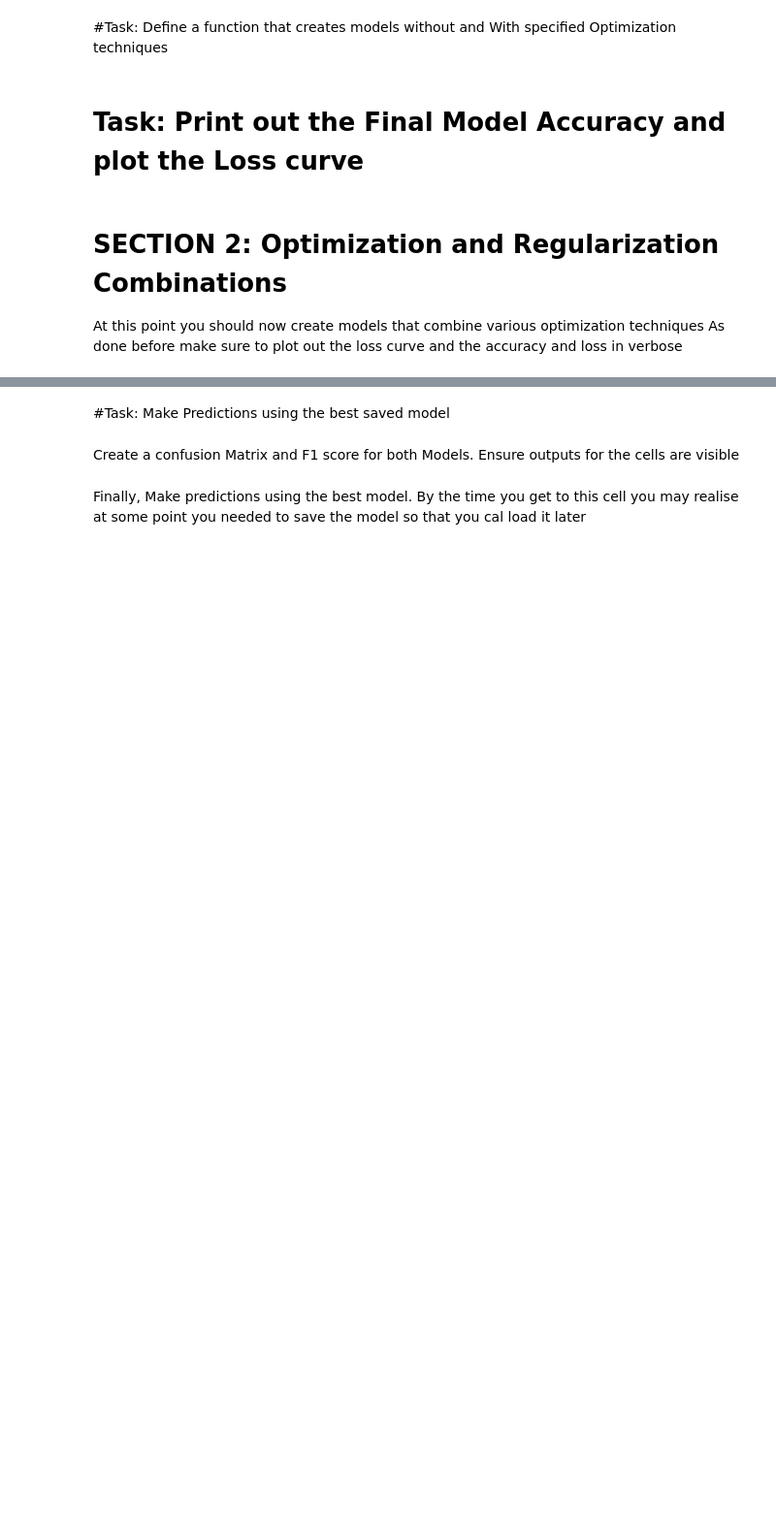
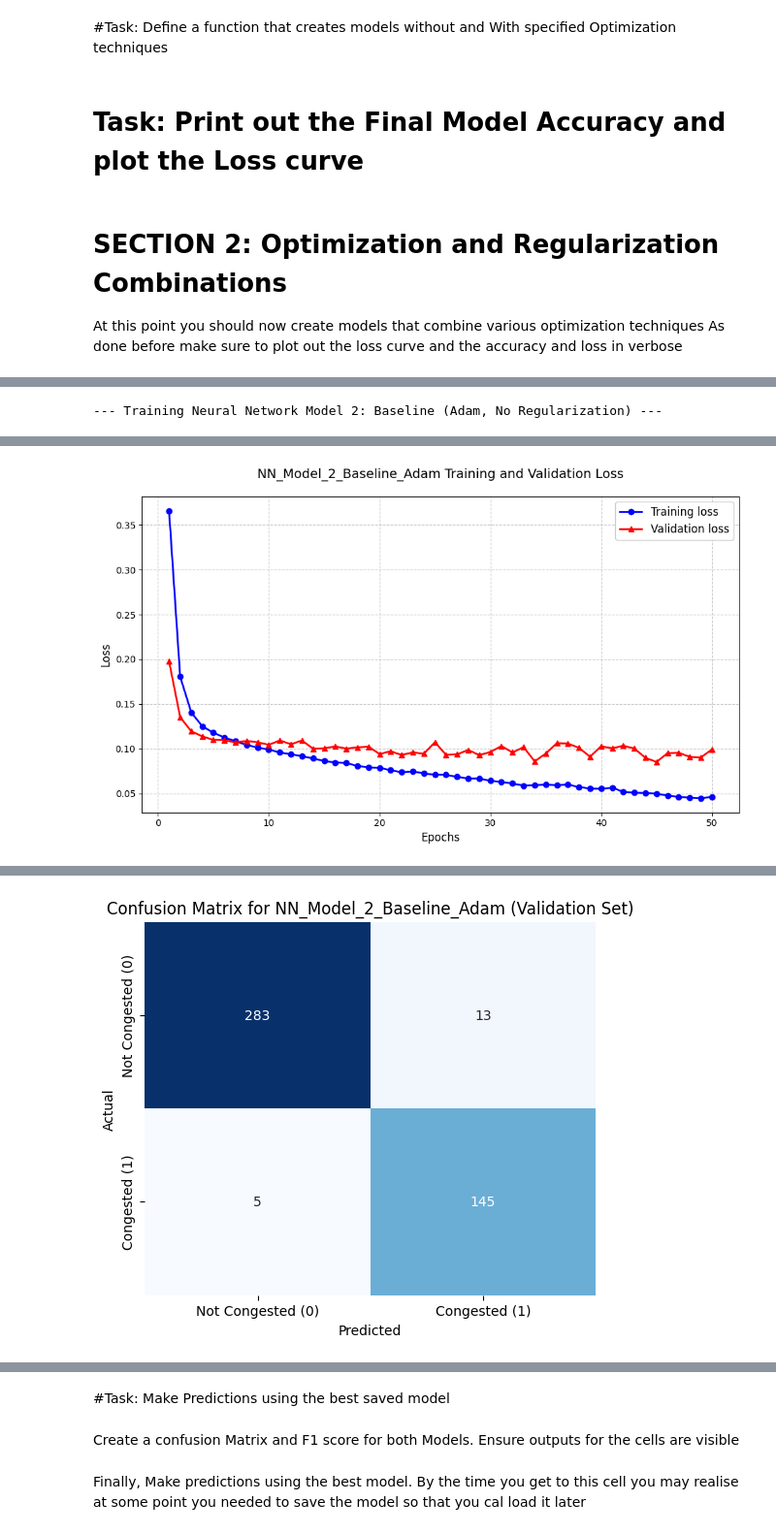
Before and after one commit to Gakwaya011/Kigali_Traffic_Congestion_Prediction, a Jupyter notebook: Summative_Intro_to_ml_[name_number]_assignment.ipynb, the cells around one changed output, grey strips where cells are left out. Shown: that part at 97% size. Saved outputs shown, nothing was run; the diff lists cells and outputs as text; code cells hidden in the pictures; blank space fills up the shorter version.

```diff
--- a/Summative_Intro_to_ml_[name_number]_assignment.ipynb
+++ b/Summative_Intro_to_ml_[name_number]_assignment.ipynb
@@ -64,12 +302,2 @@ def define_model(optimization: string, regularization_datatype, early_stopping:
 # %% [markdown]
 # Task: Print out the Final Model Accuracy and plot the Loss curve
-# %%
-def loss_curve_plot(None):
-  epochs = None
-  plt.plot(epochs, loss, 'bo', label='Training loss')
-  plt.plot(epochs, val_loss, 'r', label='Validation loss')
-  plt.title('Training and Validation Loss')
-  plt.xlabel('Epochs')
-  plt.ylabel('Loss')
-  plt.legend()
-  plt.show()
@@ -94,0 +462,62 @@ loss_curve_plot(model_4):
+# %%
+# TODO:
+# NN Combination 1 (model_2): Baseline Neural Network
+# Optimization: Adam (Default Learning Rate)
+# Regularization: None explicitly (simple architecture)
+
+print("\n--- Training Neural Network Model 2: Baseline (Adam, No Regularization) ---")
+
+model_2 = define_model(
+    input_dim=input_dim_for_nn,
+    optimizer_type='adam',
+    learning_rate=0.001,
+    dropout_rate=0.0,
+    regularization_type=None,
+    num_hidden_layers=2, # Simple architecture for baseline
+    neurons_per_layer=[64, 32],
+    model_name="NN_Model_2_Baseline_Adam"
+)
+
+# --- Generate and save model diagram (for SECTION 1 Markdown) ---
+try:
+    tf.keras.utils.plot_model(
+        model_2,
+        to_file='model_2_architecture.png',
+        show_shapes=True,
+        show_layer_names=True,
+        rankdir='TB' # 'TB' for top-to-bottom, 'LR' for left-to-right
+    )
+    print("Model architecture diagram saved to 'model_2_architecture.png'")
+except ImportError:
+    print("Warning: pydot and graphviz are required to plot model architecture. Run 'pip install pydot graphviz'.")
+except Exception as e:
+    print(f"Could not plot model architecture: {e}")
+# --- END Diagram Generation ---
+
+model_2, history_2 = train_and_evaluate_nn(
+    model_2, X_train_scaled_df, y_train, X_val_scaled_df, y_val,
+    epochs=50, # Fixed epochs for baseline
+    model_name="NN_Model_2_Baseline_Adam"
+)
+
+loss_curve_plot(history_2, model_name="NN_Model_2_Baseline_Adam")
+
+# print out confusion matrix and error analysis metrics after the cell
+print("\n--- Error Analysis for NN_Model_2_Baseline_Adam (Validation Set) ---")
+y_pred_val_proba_m2 = model_2.predict(X_val_scaled_df, verbose=0)
+y_pred_val_m2 = (y_pred_val_proba_m2 > 0.5).astype(int)
+
+print("\nClassification Report (Validation Set):")
+print(classification_report(y_val, y_pred_val_m2, zero_division=0))
+
+plt.figure(figsize=(6, 5))
+cm_m2 = confusion_matrix(y_val, y_pred_val_m2)
+sns.heatmap(cm_m2, annot=True, fmt='d', cmap='Blues', cbar=False,
+            xticklabels=['Not Congested (0)', 'Congested (1)'],
+            yticklabels=['Not Congested (0)', 'Congested (1)'])
+plt.title('Confusion Matrix for NN_Model_2_Baseline_Adam (Validation Set)')
+plt.xlabel('Predicted')
+plt.ylabel('Actual')
+plt.show()
+# %% [output]
+--- Training Neural Network Model 2: Baseline (Adam, No Regularization) ---
@@ -94,0 +534 @@ loss_curve_plot(model_4):
+[figure, added]
@@ -94,0 +546 @@ loss_curve_plot(model_4):
+[figure, added]
```
Also changed, not shown: parts of 23 cells of this notebook.
